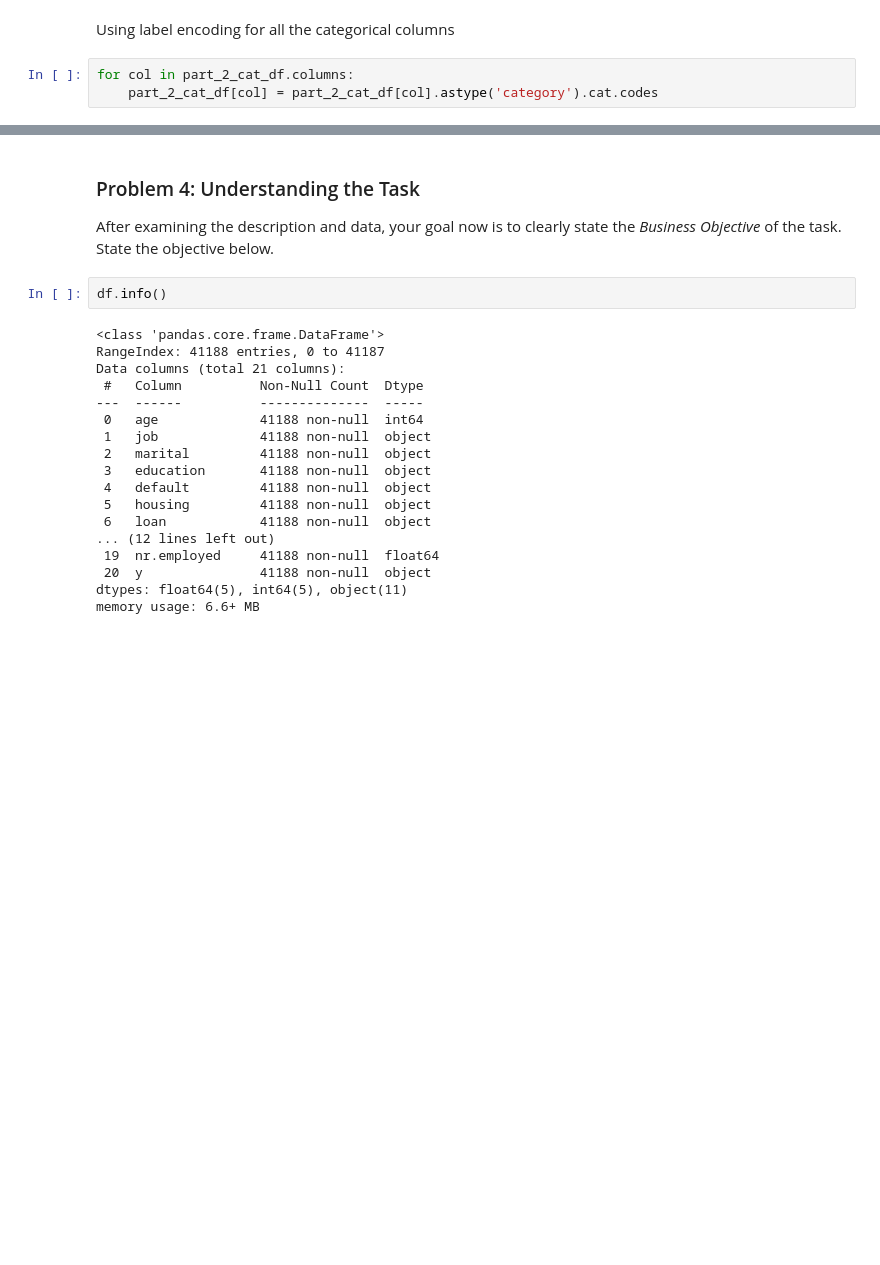
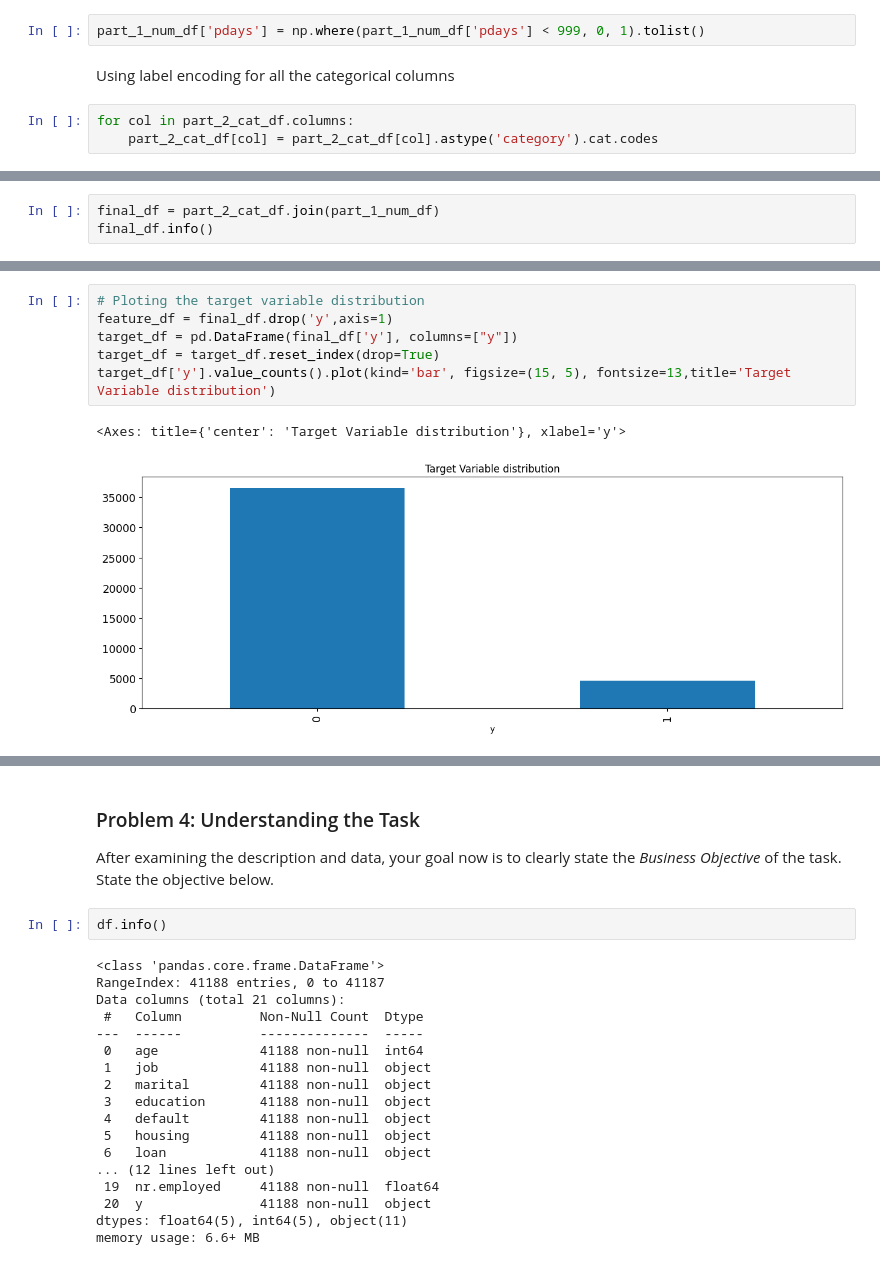
Before and after one commit to hemant280/comparing-classifiers, a Jupyter notebook: analysis.ipynb, the cells around one changed output, grey strips where cells are left out. Drawn from its saved outputs; the diff is of its cells as text; blank space fills up the shorter version.

```diff
--- a/analysis.ipynb
+++ b/analysis.ipynb
@@ -276,3 +281,5 @@ for c in part_2_cat_df.columns.sort_values():
+# %%
+part_1_num_df['pdays'] = np.where(part_1_num_df['pdays'] < 999, 0, 1).tolist()
 # %% [markdown]
 Using label encoding for all the categorical columns
 # %%
@@ -290,0 +299,3 @@ part_2_cat_df.head()
+# %%
+final_df = part_2_cat_df.join(part_1_num_df)
+final_df.info()
@@ -290,0 +320,9 @@ part_2_cat_df.head()
+# %%
+# Ploting the target variable distribution
+feature_df = final_df.drop('y',axis=1)
+target_df = pd.DataFrame(final_df['y'], columns=["y"])
+target_df = target_df.reset_index(drop=True)
+target_df['y'].value_counts().plot(kind='bar', figsize=(15, 5), fontsize=13,title='Target Variable distribution')
+# %% [output]
+<Axes: title={'center': 'Target Variable distribution'}, xlabel='y'>
+[figure, added]
```
Also changed, not shown: parts of 7 cells of this notebook, 4 other files.
